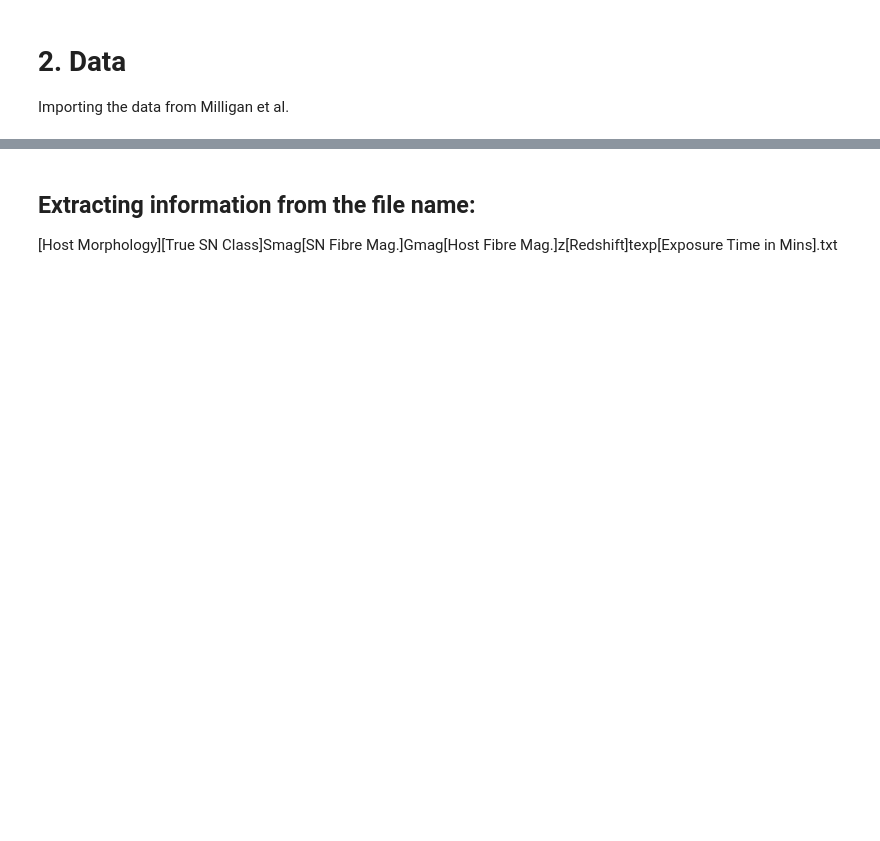
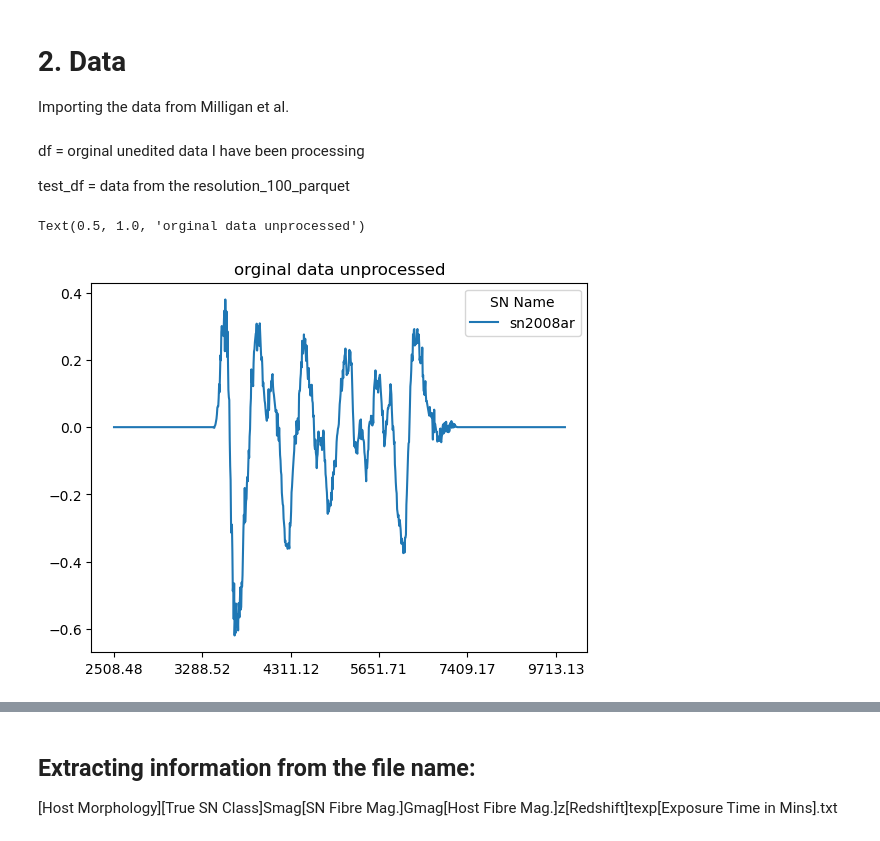
Before and after one commit to Ajb2307/Milligan_ABC-SN, a Jupyter notebook: preprocess_abcsn_test.ipynb, the cells around one changed output, grey strips where cells are left out. Cells and saved outputs as stored; diff of their text form; code cells hidden in the pictures; blank space fills up the shorter version.

Commit message:
changes made prior to 4/15 looking at processing the orginal abc-sn training data

```diff
--- a/preprocess_abcsn_test.ipynb
+++ b/preprocess_abcsn_test.ipynb
@@ -43,5 +46,9 @@ abcsn = keras.models.load_model("/lustre/lrspec/users/4301/ABC-SN/abcsn/ABCSN.ke
 # 2. Data
 
 Importing the data from Milligan et al.
+# %% [markdown]
+df = orginal unedited data I have been processing
+
+test_df =  data from the resolution_100_parquet
 # %%
-df_trn = pd.read_parquet("/lustre/lrspec/users/4301/ABC-SN/data/original_resolution_parquet/original_data.parquet")
+df = pd.read_parquet("/lustre/lrspec/users/4301/ABC-SN/data/original_resolution_parquet/original_data.parquet")
@@ -47,0 +57,6 @@ df_trn = pd.read_parquet("/lustre/lrspec/users/4301/ABC-SN/data/original_resolut
+# %%
+df.loc["sn2008ar"].iloc[:1, 7:].T.plot()
+plt.title("orginal data unprocessed")
+# %% [output]
+Text(0.5, 1.0, 'orginal data unprocessed')
+[figure, added]
```
Also changed, not shown: parts of 36 cells of this notebook, 5 other files.
